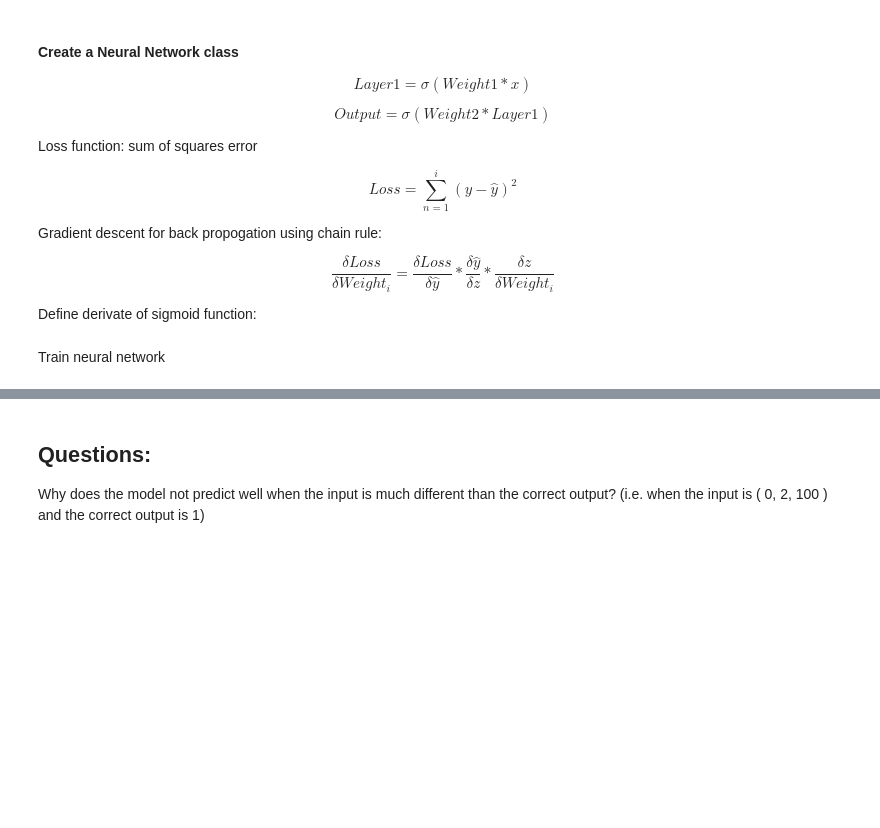
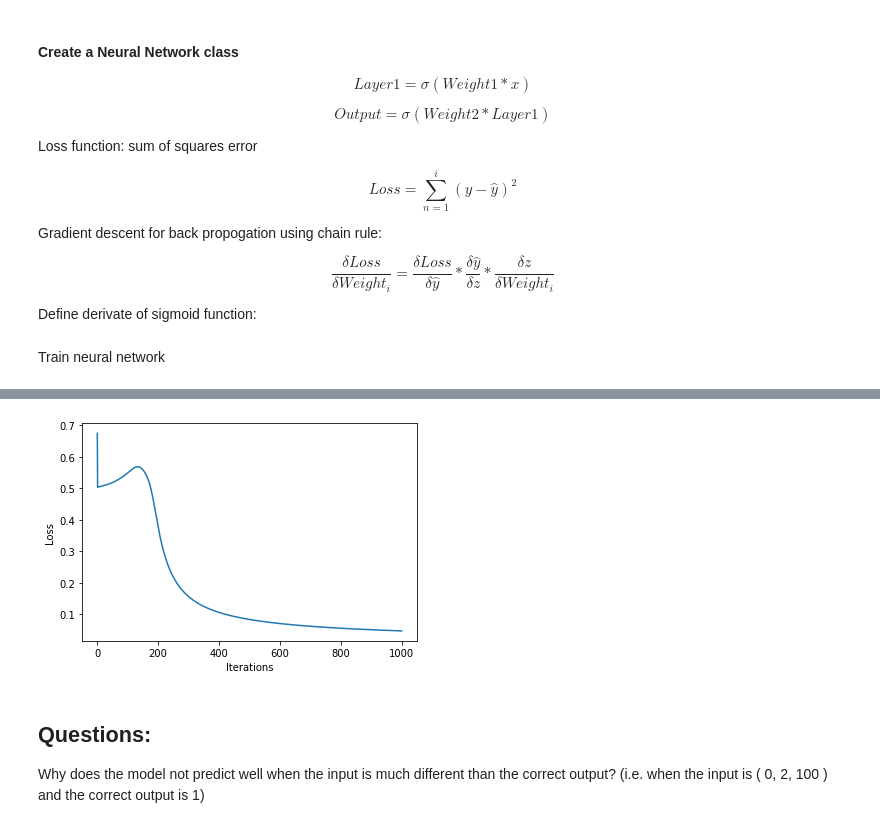
Before and after one commit to isaacfinberg/Neural-Networks, a Jupyter notebook: Feed_Forward.ipynb, the cells around one changed output, grey strips where cells are left out. Cells and saved outputs as stored; diff of their text form; code cells hidden in the pictures; blank space fills up the shorter version.

```diff
--- a/Feed_Forward.ipynb
+++ b/Feed_Forward.ipynb
@@ -122,0 +132,6 @@ pyplot.ylabel( 'Guess' );
+# %%
+pyplot.plot( iters, abs( loss[ 3, : ] ) );
+pyplot.ylabel( 'Loss' )
+pyplot.xlabel( 'Iterations' );
+# %% [output]
+[figure, added]
```
Also changed, not shown: parts of 7 cells of this notebook.
